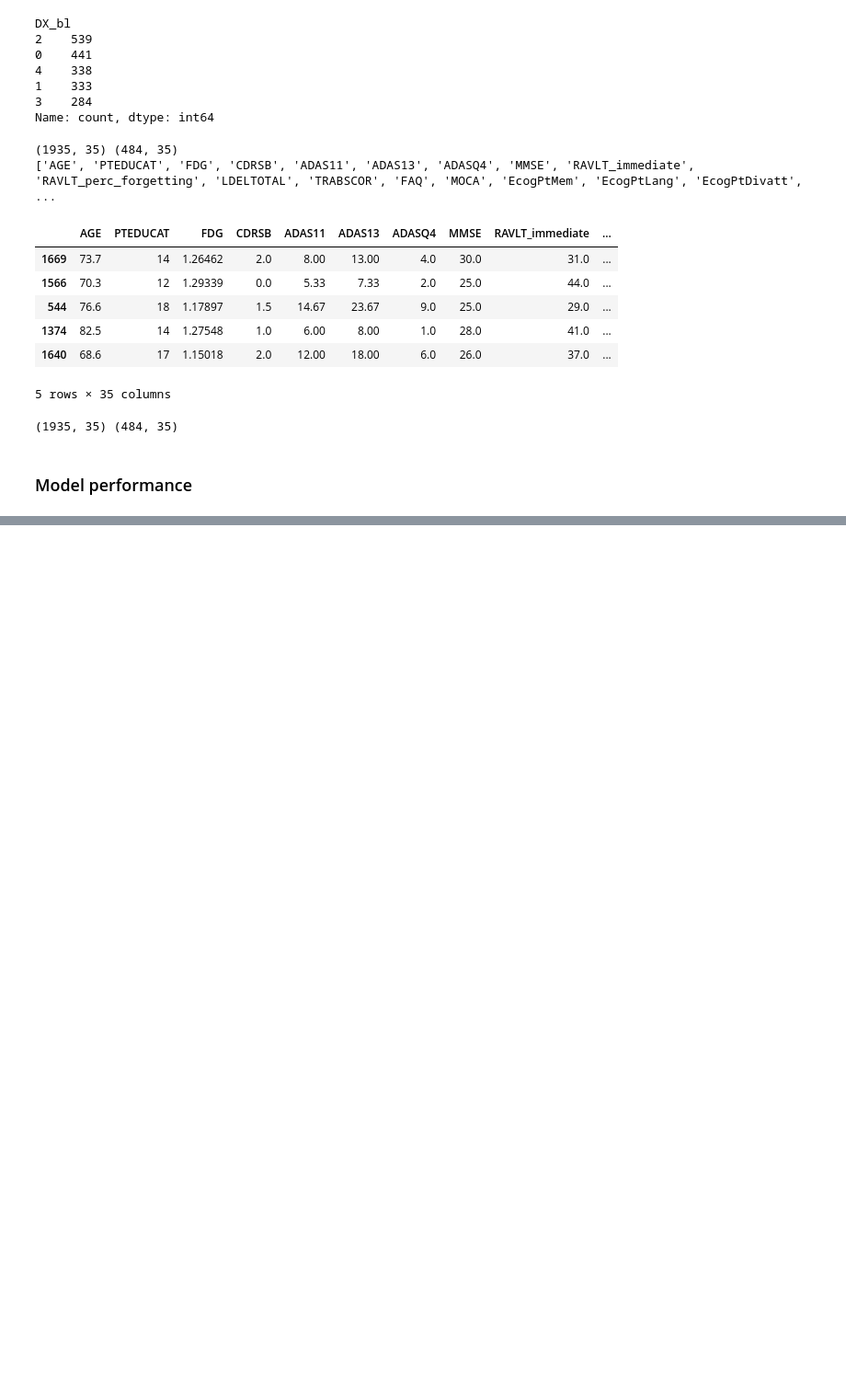
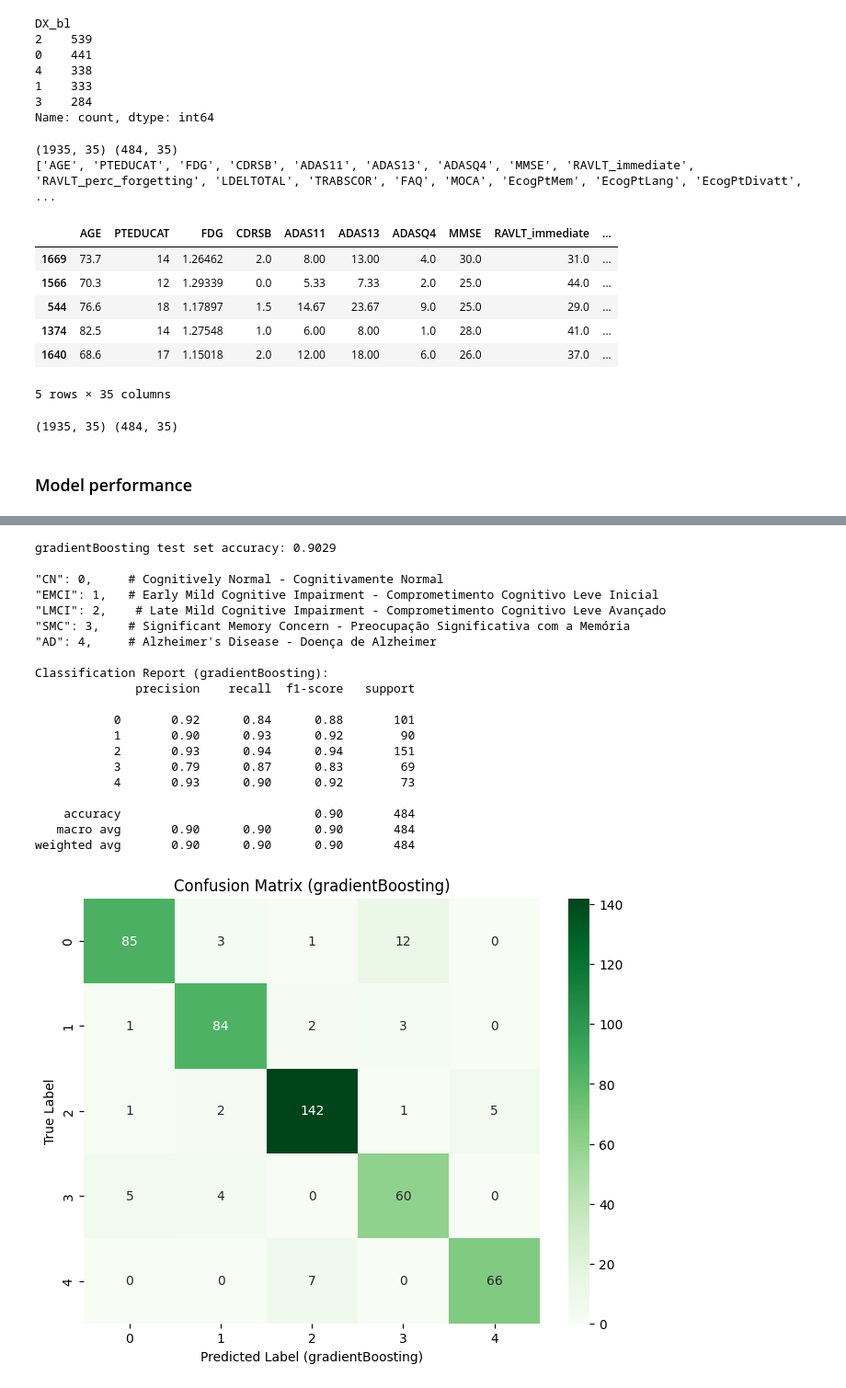
Before and after one commit to pedroogaab/Alzheimer-diagnose-ML, a Jupyter notebook: model_multi_data.ipynb, the cells around one changed output, grey strips where cells are left out. Shown at 92% size. Cells and saved outputs as stored; diff of their text form; code cells hidden in the pictures; blank space fills up the shorter version.

Commit message:
add new models

```diff
--- a/model_multi_data.ipynb
+++ b/model_multi_data.ipynb
@@ -990,0 +675,53 @@ As principais melhorias incluem:
+# %%
+#GradientBoosting
+
+gBosting_model = GradientBoostingClassifier(random_state=42, learning_rate=0.17)
+gBosting_model = gBosting_model.fit(X_train_scaled, y_train)
+
+y_pred_gBoost = gBosting_model.predict(X_test_scaled)
+
+# Evaluate the Random Forest model
+accuracy_rf = accuracy_score(y_test, y_pred_gBoost)
+print(f"gradientBoosting test set accuracy: {accuracy_rf:.4f}")
+
+print('''
+"CN": 0,     # Cognitively Normal - Cognitivamente Normal
+"EMCI": 1,   # Early Mild Cognitive Impairment - Comprometimento Cognitivo Leve Inicial
+"LMCI": 2,    # Late Mild Cognitive Impairment - Comprometimento Cognitivo Leve Avançado
+"SMC": 3,    # Significant Memory Concern - Preocupação Significativa com a Memória
+"AD": 4,     # Alzheimer's Disease - Doença de Alzheimer''')
+
+# Display the classification report
+print("\nClassification Report (gradientBoosting):")
+print(classification_report(y_test, y_pred_gBoost))
+
+# Display the confusion matrix
+cm_rf = confusion_matrix(y_test, y_pred_gBoost)
+plt.figure(figsize=(8, 6))
+sns.heatmap(cm_rf, annot=True, fmt='d', cmap='Greens')
+plt.xlabel('Predicted Label (gradientBoosting)')
+plt.ylabel('True Label')
+plt.title('Confusion Matrix (gradientBoosting)')
+plt.show()
+# %% [output]
+gradientBoosting test set accuracy: 0.9029
+
+"CN": 0,     # Cognitively Normal - Cognitivamente Normal
+"EMCI": 1,   # Early Mild Cognitive Impairment - Comprometimento Cognitivo Leve Inicial
+"LMCI": 2,    # Late Mild Cognitive Impairment - Comprometimento Cognitivo Leve Avançado
+"SMC": 3,    # Significant Memory Concern - Preocupação Significativa com a Memória
+"AD": 4,     # Alzheimer's Disease - Doença de Alzheimer
+
+Classification Report (gradientBoosting):
+              precision    recall  f1-score   support
+
+           0       0.92      0.84      0.88       101
+           1       0.90      0.93      0.92        90
+           2       0.93      0.94      0.94       151
+           3       0.79      0.87      0.83        69
+           4       0.93      0.90      0.92        73
+
+    accuracy                           0.90       484
+   macro avg       0.90      0.90      0.90       484
+weighted avg       0.90      0.90      0.90       484
+[figure, added]
```
Also changed, not shown: parts of 9 cells of this notebook.
